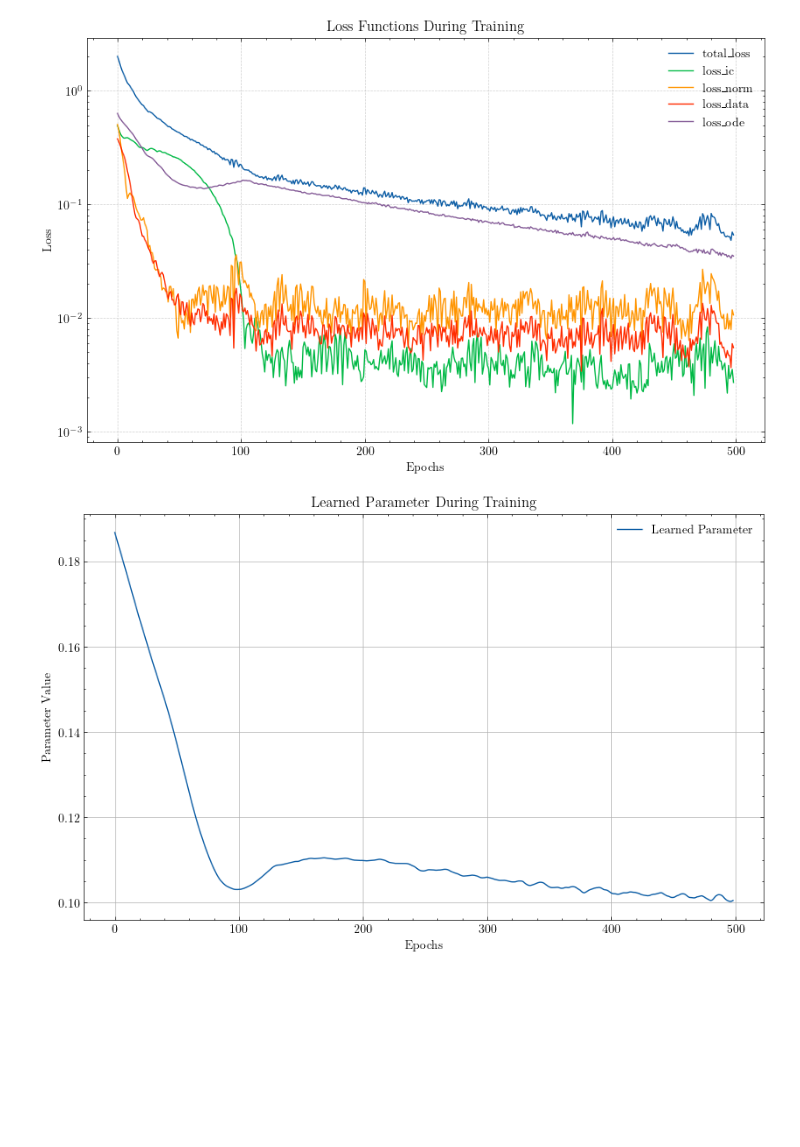
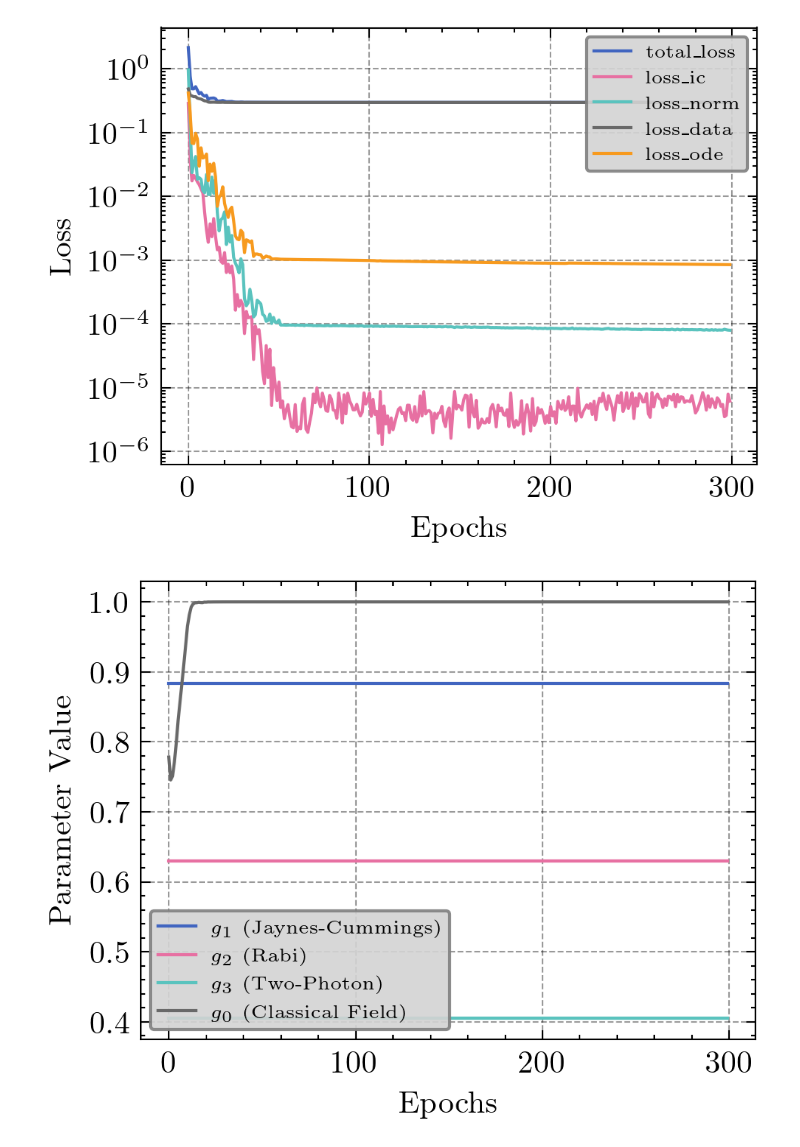
Before and after one commit to rodrigops123/pinn-effective-hamiltonian, a Jupyter notebook: apps/test_nb.ipynb, the cells around one changed output. Saved outputs shown, nothing was run; the diff lists cells and outputs as text; code cells hidden in the pictures; blank space fills up the shorter version.

```diff
--- a/apps/test_nb.ipynb
+++ b/apps/test_nb.ipynb
@@ -30,16 +84,13 @@ y_train, expect, hamiltonian, operators_list, time = data_jc(
 # %%
-# params = [1, 1, 0.1]  # wc, wa, g
-# params = [1, 0.1, 0.3]
-params = {"wc": 1.0, "wa": 1.0, "g": 0.1}
-tfinal = 20.0
-n_time_steps = 200
+params = {"wc": 100.0, "wa": 100.0, "g1": 1, "g2": 0.0, "g3": 0.0, "g0": 0.0}
+tfinal = np.pi
+n_time_steps = 2000
 init_state = "fock"
 dims = {"atom": 2, "field": 2}
-picture = "atom"
-epochs = 500
+picture = "geral"
+epochs = 30000
+n_points_loss = n_time_steps
 # %%
-# PARA APRENDER O ESTADO E O PARÂMETRO
-
 models_dict, loss_dict = train_with_parameter(
     epochs=epochs,
     params=params,
@@ -48,7 +99,9 @@ models_dict, loss_dict = train_with_parameter(
     init_state=init_state,
     picture=picture,
     dims=dims,
-    n_points_loss=100,
+    n_points_loss=n_points_loss,
+    n_parameter=len(params)-2, # desconsiderar wc e wa
+    is_scaled=False
 )
 # %%
 plot_expected_values(
@@ -93,11 +148,11 @@ plot_states(
 # %%
 plot_loss_functions(loss_dict, skip_param=300)
 # %% [output]
-[figure, old version]
+[figure, new version]
 # %%
-plot_learned_param(loss_dict, skip_param=300)
+plot_learned_param(loss_dict, true_param=1, skip_param=300, picture=picture)
 # %% [output]
-[figure, old version]
+[figure, new version]
 # %%
 plot_fidelity(
     models_dict,
```
Also changed, not shown: parts of 6 cells of this notebook, 9 other files.
